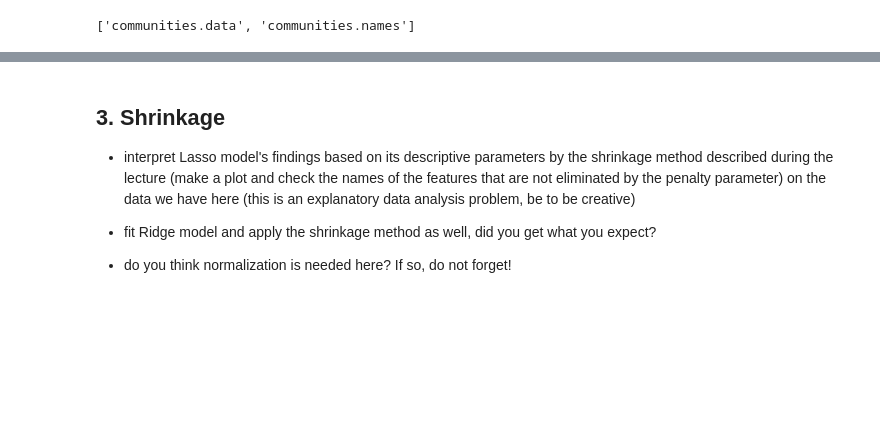
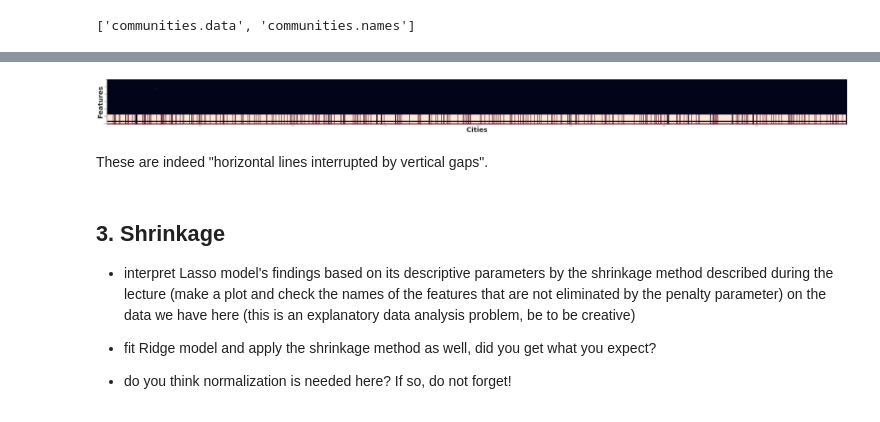
Before and after one commit to masterdesky/ELTE-data-mining-2020, a Jupyter notebook: Homeworks/Week 6/homework_06.ipynb, the cells around one changed output, grey strips where cells are left out. Drawn from its saved outputs; the diff is of its cells as text; code cells hidden in the pictures; blank space fills up the shorter version.

```diff
--- a/Homeworks/Week 6/homework_06.ipynb
+++ b/Homeworks/Week 6/homework_06.ipynb
@@ -226,4 +257,5 @@ with open(data + 'communities.names') as f:
         if '@attribute' in line.strip():
             features.append(line.strip().split(' ')[1])
 # %%
-df = pd.read_csv(data + 'communities.data', sep=',', names=features)
+# Missing values are marked with an `?` in the dataset
+df = pd.read_csv(data + 'communities.data', sep=',', names=features, na_values=['?'])
@@ -245,0 +287,2 @@ df
+# %%
+df = df[features[4:]]
@@ -245,0 +291,2 @@ df
+# %%
+df = df[features[5:]]
@@ -246,3 +299,18 @@ df
+# %%
+figsize = 100
+fig, axes = plt.subplots(figsize=(figsize,figsize))
+axes.set_aspect('equal')
+axes.grid(False)
+
+axes.imshow(df.isna().T)
+axes.set_xlabel('Cities', fontsize=50, fontweight='bold')
+axes.set_ylabel('Features', fontsize=50, fontweight='bold')
+
+plt.show()
+# %% [output]
+[figure, added]
+# %% [markdown]
+These are indeed "horizontal lines interrupted by vertical gaps".
 # %% [markdown]
 ## 3. Shrinkage
 
```
Also changed, not shown: parts of 16 cells of this notebook.
